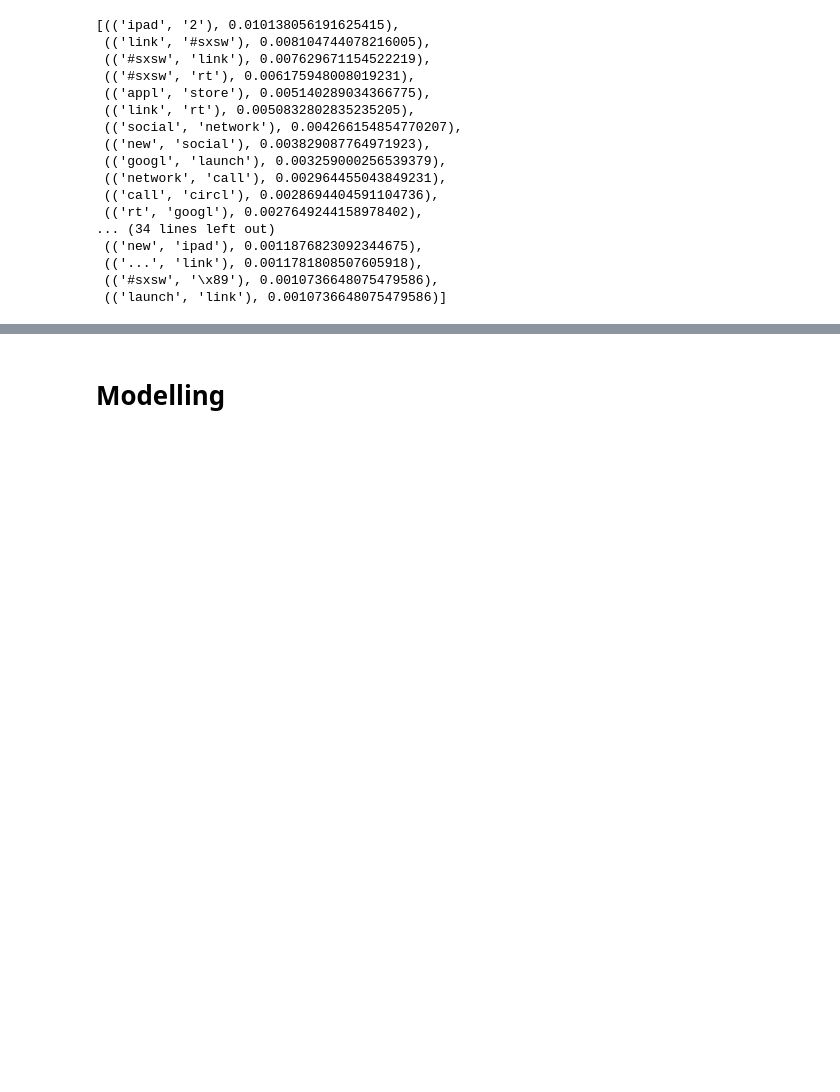
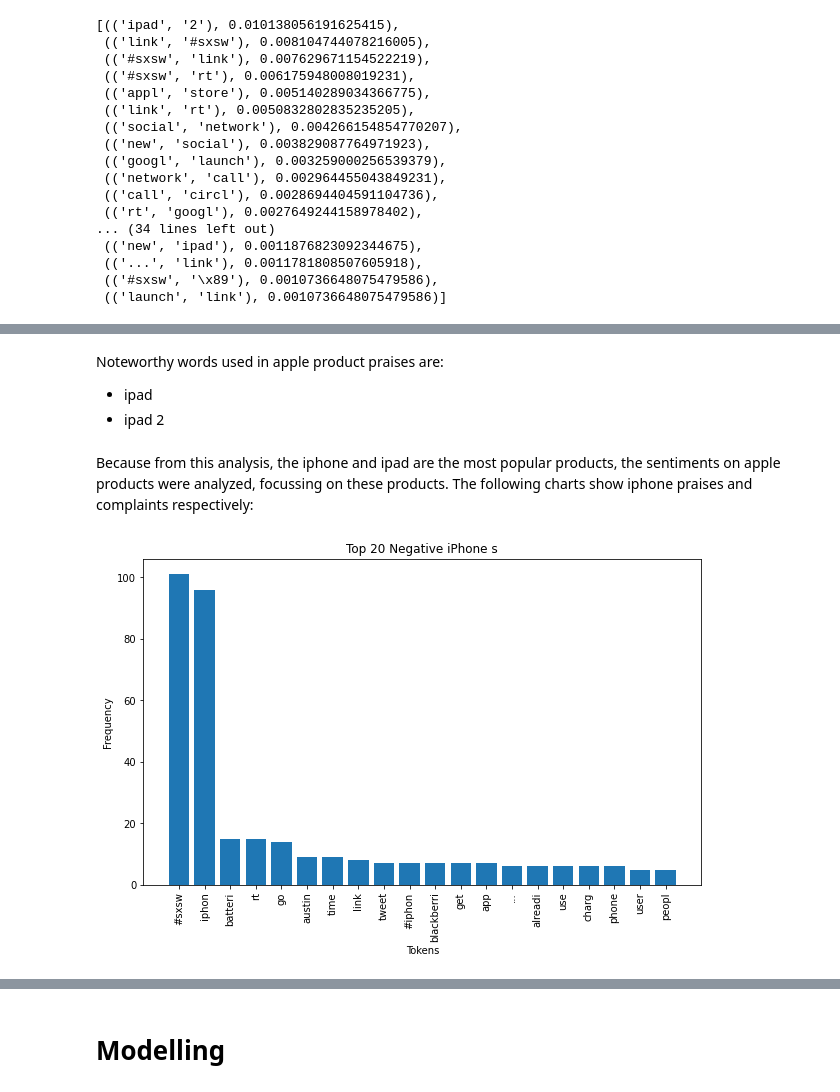
Before and after one commit to R3TR0Quan/twitter-sentiment-analysis, a Jupyter notebook: notebook.ipynb, the cells around one changed output, grey strips where cells are left out. Cells and saved outputs as stored; diff of their text form; code cells hidden in the pictures; blank space fills up the shorter version.

```diff
--- a/notebook.ipynb
+++ b/notebook.ipynb
@@ -409,0 +430,26 @@ tweet_scored[:50]
+# %%
+
+def analyze_sentiments_product(data, brand, emotion, top_n):
+    # Filter the dataset for the specified brand and emotion
+    brand_data = data[(data['Product/Brand'] == brand) & (data['Emotion'] == emotion)]
+
+    # Concatenate all preprocessed text into a single list
+    brand_tokens = [token for sublist in brand_data['preprocessed_text'] for token in sublist]
+
+    # Create a frequency distribution of tokens
+    brand_freq_dist = FreqDist(brand_tokens)
+
+    # Get the most common tokens
+    top_tokens = brand_freq_dist.most_common(top_n)
+
+    # Extract the tokens and frequencies
+    tokens, frequencies = zip(*top_tokens)
+
+    # Plot the frequency distribution
+    plt.figure(figsize=(10, 6))
+    plt.bar(tokens, frequencies)
+    plt.xlabel('Tokens')
+    plt.ylabel('Frequency')
+    plt.title(f'Top {top_n} {emotion.capitalize()} {brand} {"" if top_n == 1 else "s"}')
+    plt.xticks(rotation=90)
+    plt.show()
@@ -409,0 +502,11 @@ tweet_scored[:50]
+# %% [markdown]
+Noteworthy words used in apple product praises are:
+
+* ipad
+* ipad 2
+# %% [markdown]
+Because from this analysis, the iphone and ipad are the most popular products, the sentiments on apple products were analyzed, focussing on these products. The following charts show iphone praises and complaints respectively:
+# %%
+analyze_sentiments_product(data, 'iPhone', 'Negative', 20)
+# %% [output]
+[figure, added]
```
Also changed, not shown: parts of 72 cells of this notebook.
